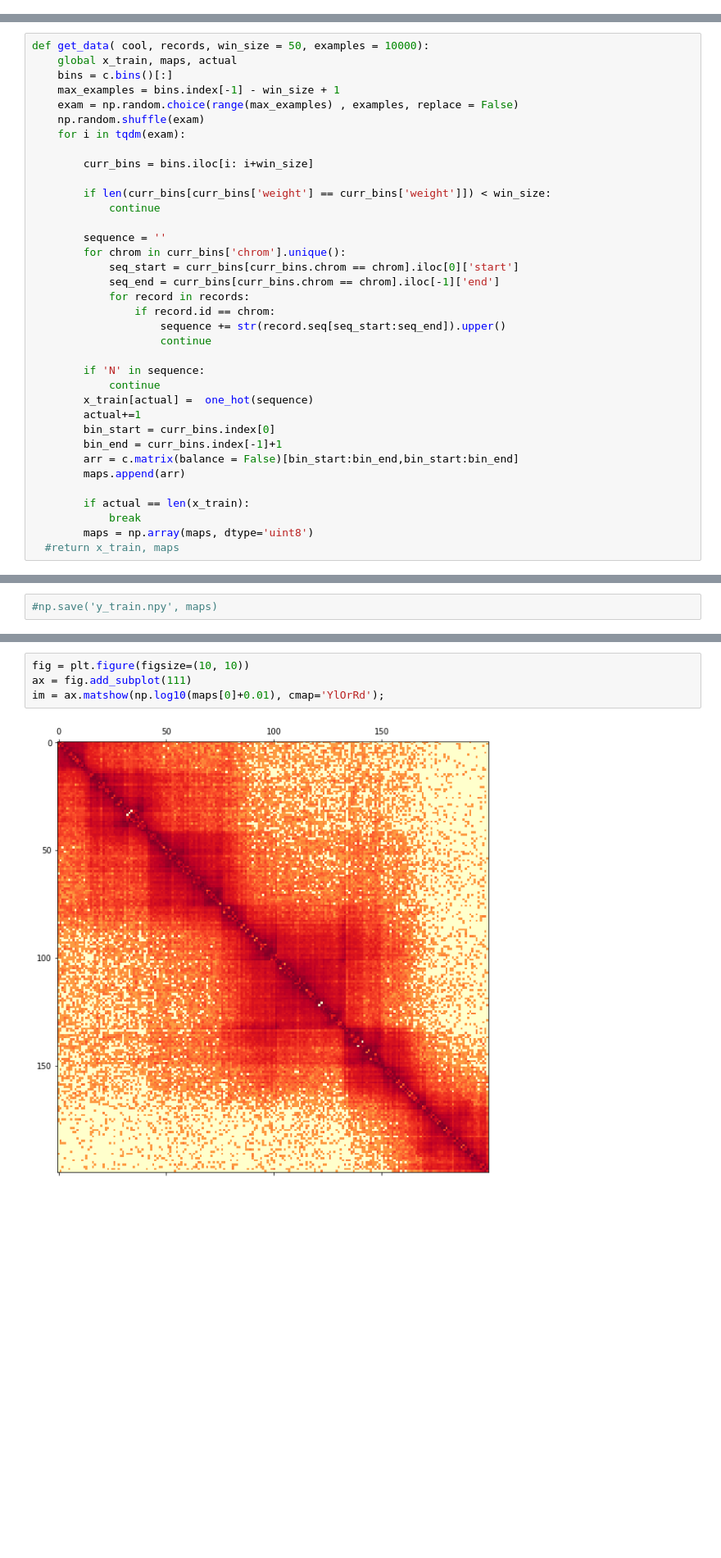
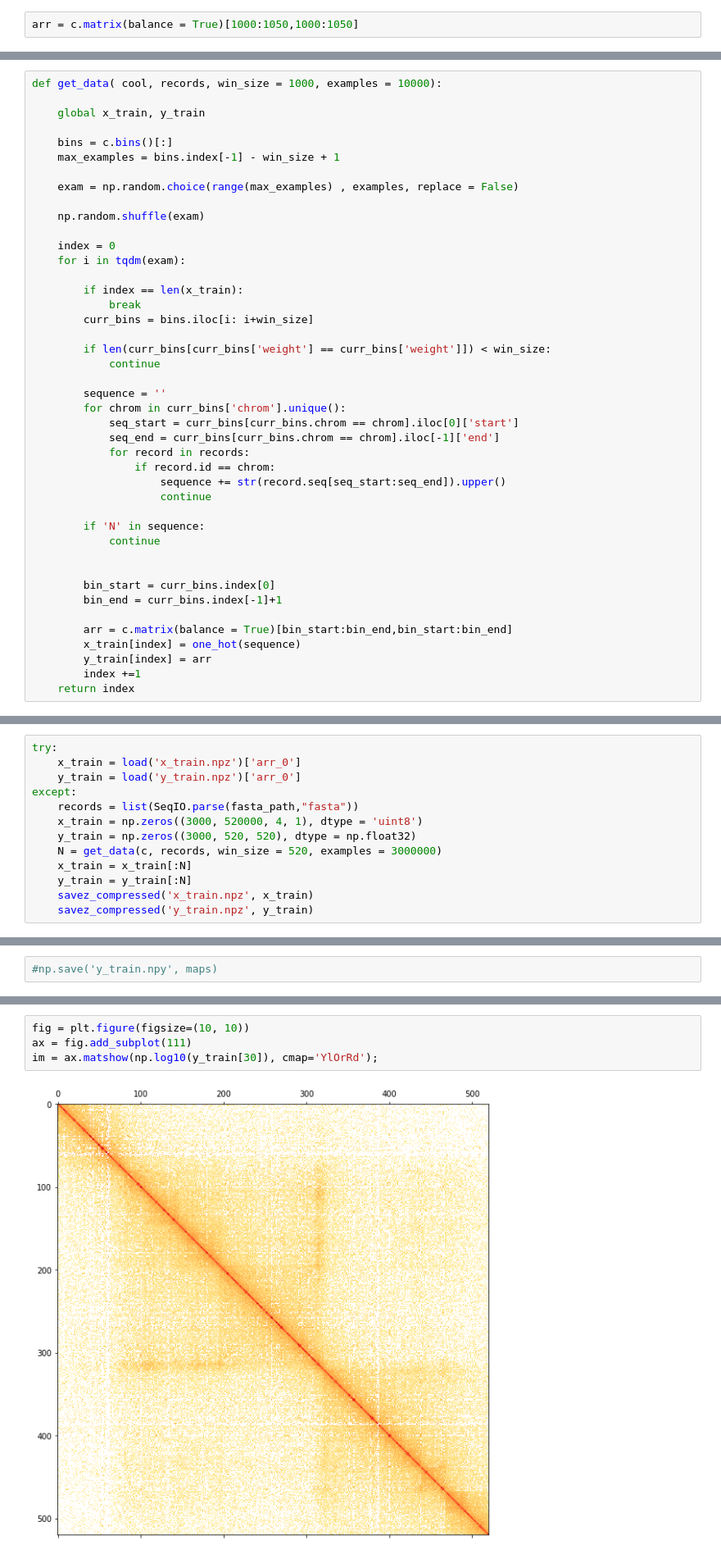
Before and after one commit to luisdiaz1997/DeepContacto, a Jupyter notebook: 3D_genome.ipynb, the cells around one changed output, grey strips where cells are left out. Shown at 82% size. Drawn from its saved outputs; the diff is of its cells as text; blank space fills up the shorter version.

```diff
--- a/3D_genome.ipynb
+++ b/3D_genome.ipynb
@@ -32,0 +37,2 @@ actual= 0
+# %%
+arr = c.matrix(balance = True)[1000:1050,1000:1050]
@@ -33,12 +44,20 @@ actual= 0
 # %%
-def get_data( cool, records, win_size = 50, examples = 10000):
-    global x_train, maps, actual
+def get_data( cool, records, win_size = 1000, examples = 10000):
+
+    global x_train, y_train
+
     bins = c.bins()[:]
     max_examples = bins.index[-1] - win_size + 1
+
     exam = np.random.choice(range(max_examples) , examples, replace = False)
+
     np.random.shuffle(exam)
+
+    index = 0
     for i in tqdm(exam):
 
+        if index == len(x_train):
+            break
         curr_bins = bins.iloc[i: i+win_size]
 
         if len(curr_bins[curr_bins['weight'] == curr_bins['weight']]) < win_size:
@@ -55,14 +74,13 @@ def get_data( cool, records, win_size = 50, examples = 10000):
 
         if 'N' in sequence:
             continue
-        x_train[actual] =  one_hot(sequence)
-        actual+=1
+
+
         bin_start = curr_bins.index[0]
         bin_end = curr_bins.index[-1]+1
-        arr = c.matrix(balance = False)[bin_start:bin_end,bin_start:bin_end]
-        maps.append(arr)
 
-        if actual == len(x_train):
-            break
-        maps = np.array(maps, dtype='uint8')
-  #return x_train, maps
+        arr = c.matrix(balance = True)[bin_start:bin_end,bin_start:bin_end]
+        x_train[index] = one_hot(sequence)
+        y_train[index] = arr
+        index +=1
+    return index
@@ -70,0 +87,13 @@ get_data(c, records, win_size = 200, examples = 300000)
+# %%
+try:
+    x_train = load('x_train.npz')['arr_0']
+    y_train = load('y_train.npz')['arr_0']
+except:
+    records = list(SeqIO.parse(fasta_path,"fasta"))
+    x_train = np.zeros((3000, 520000, 4, 1), dtype = 'uint8')
+    y_train = np.zeros((3000, 520, 520), dtype = np.float32)
+    N = get_data(c, records, win_size = 520, examples = 3000000)
+    x_train = x_train[:N]
+    y_train = y_train[:N]
+    savez_compressed('x_train.npz', x_train)
+    savez_compressed('y_train.npz', y_train)
@@ -85,6 +108,6 @@ len(x_train)
 # %%
 fig = plt.figure(figsize=(10, 10))
 ax = fig.add_subplot(111)
-im = ax.matshow(np.log10(maps[0]+0.01), cmap='YlOrRd');
+im = ax.matshow(np.log10(y_train[30]), cmap='YlOrRd');
 # %% [output]
-[figure, old version]
+[figure, new version]
```
Also changed, not shown: parts of 41 cells of this notebook, 2 other files.
